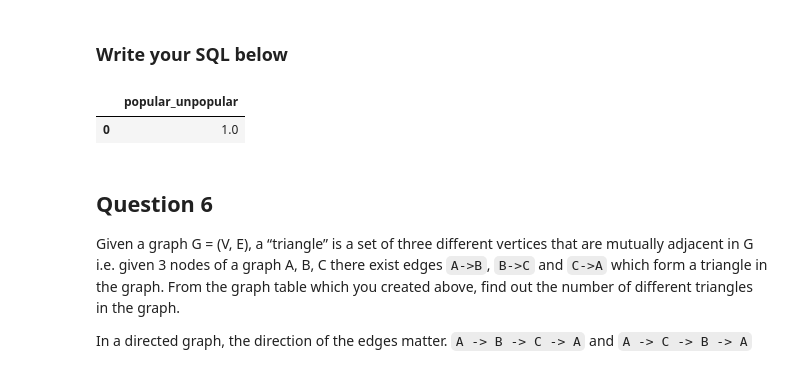
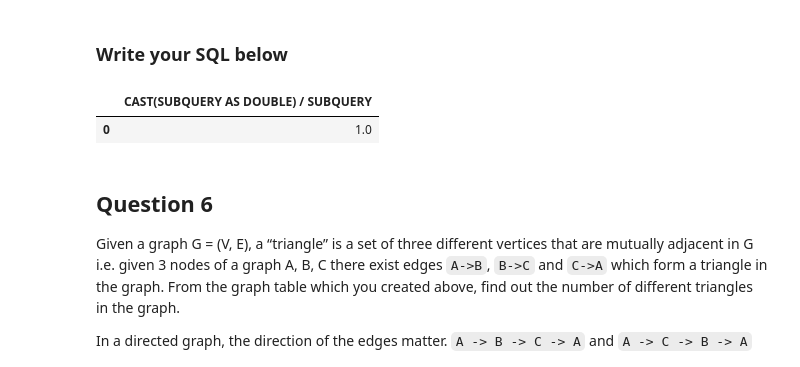
Before and after one commit to nairaaltunkeser/project2, a Jupyter notebook: project2.ipynb, the cells around one changed output. Saved outputs shown, nothing was run; the diff lists cells and outputs as text; code cells hidden in the pictures.

```diff
--- a/project2.ipynb
+++ b/project2.ipynb
@@ -331,64 +331,54 @@ WITH avg_indegree AS (
   SELECT AVG(like_num) AS avg_likes
   FROM tweets
 ), user_indegree_likes AS (
-  SELECT
-    twitter_username,
-    COUNT(DISTINCT src) AS indegree,
-    AVG(like_num) AS avg_likes
+  SELECT twitter_username, COUNT(DISTINCT src) AS indegree,  AVG(like_num) AS avg_likes
   FROM Graph
   LEFT JOIN tweets ON Graph.dst = tweets.twitter_username
   GROUP BY twitter_username
 ),
 
 classified_users AS (
-  SELECT
-    twitter_username,
+  SELECT twitter_username,
     CASE
       WHEN indegree >= (SELECT avg_indegree FROM avg_indegree) AND avg_likes >= (SELECT avg_likes FROM avg_likes) THEN 'popular'
       WHEN indegree >= (SELECT avg_indegree FROM avg_indegree) AND avg_likes < (SELECT avg_likes FROM avg_likes) THEN 'high_indegree_low_likes'
       WHEN indegree < (SELECT avg_indegree FROM avg_indegree) AND avg_likes >= (SELECT avg_likes FROM avg_likes) THEN 'low_indegree_high_likes'
       ELSE 'unpopular'
     END AS user_type
+
   FROM user_indegree_likes
-),
-
-popular_users AS (
+), popular_users AS (
   SELECT twitter_username
   FROM classified_users
   WHERE user_type = 'popular'
-),
-
-unpopular_users AS (
+), unpopular_users AS (
   SELECT twitter_username
   FROM classified_users
   WHERE user_type = 'unpopular'
 )
 
 SELECT
   CAST(
     (SELECT COUNT(*)
      FROM tweets t
      JOIN popular_users pu ON t.twitter_username = pu.twitter_username
-     WHERE EXISTS (
-       SELECT 1
-       FROM unpopular_users uu
-       WHERE t.text LIKE CONCAT('%', uu.twitter_username, '%')
+     WHERE EXISTS (SELECT 1 FROM unpopular_users uu WHERE t.text LIKE CONCAT('%', uu.twitter_username, '%')
      )
     ) AS DOUBLE) /
   (SELECT COUNT(*)
    FROM tweets t
    JOIN popular_users pu ON t.twitter_username = pu.twitter_username
-  ) AS popular_unpopular;
+  ) AS percentage;
 
 
 """
 
 result = runq(q5)
 # assert len(result.columns)== 1, "The result should contain one column: popular_unpopular!"
 # assert len(result)== 1, "The result should contain one row!"
 result
 # %% [output]
-|  | popular_unpopular |
+|  | CAST(SUBQUERY AS DOUBLE) / SUBQUERY |
 | 0 | 1.0 |
 # %% [markdown]
 ## Question 6
```
Also changed, not shown: parts of 1 cell of this notebook.
